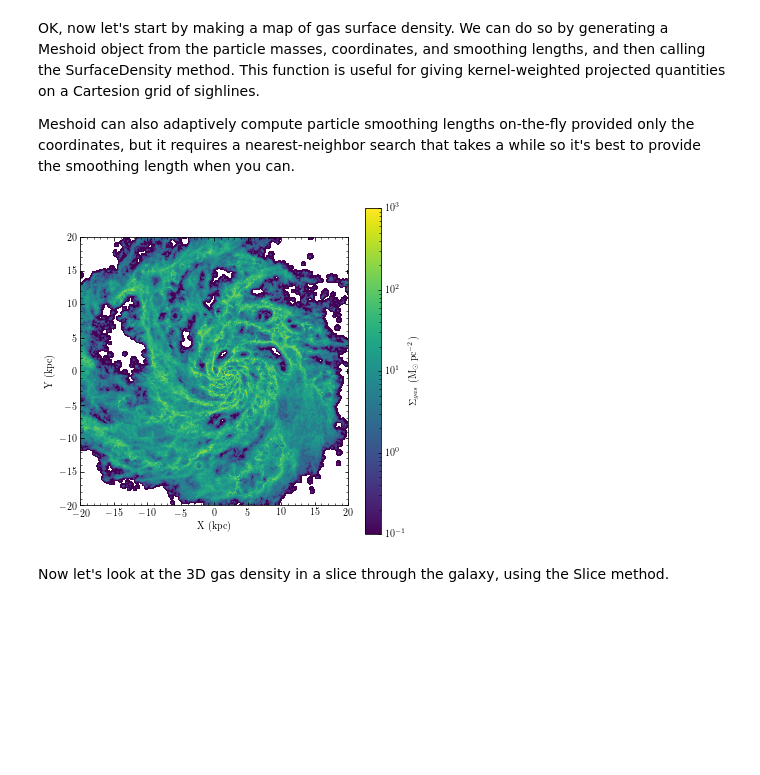
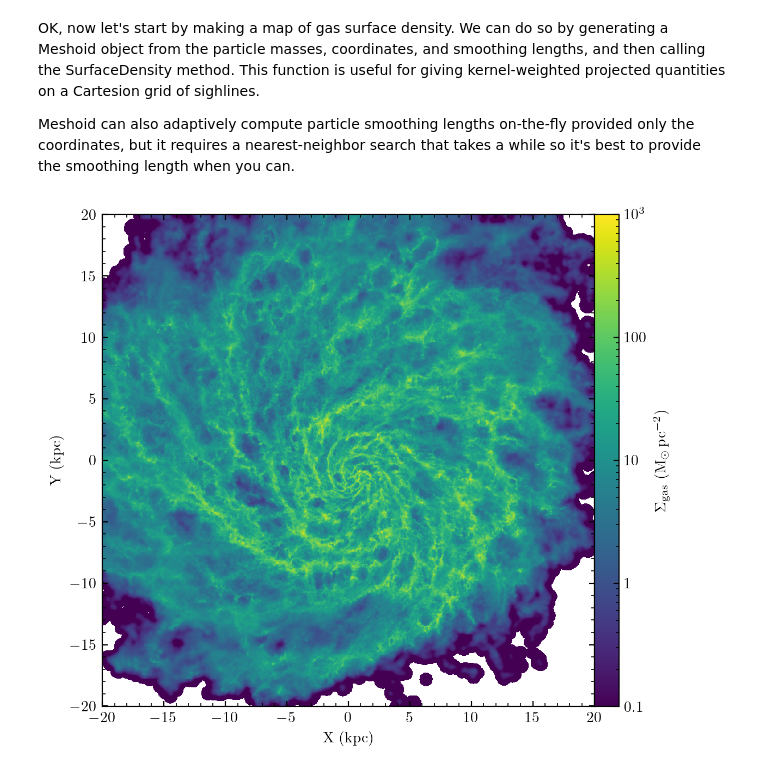
Before and after one commit to mikegrudic/meshoid, a Jupyter notebook: examples/MeshoidTest.ipynb, the cells around one changed output. Cells and saved outputs as stored; diff of their text form; code cells hidden in the pictures; blank space fills up the shorter version.

```diff
--- a/examples/MeshoidTest.ipynb
+++ b/examples/MeshoidTest.ipynb
@@ -21 +14,16 @@ for field in "Masses", "Coordinates", "SmoothingLength", "Velocities":
+# %%
+from os import system
+from os.path import isfile
+
+# download the data - feel free to use your own snapshots!
+for i in range(4):
+    if not isfile(f"./snapshot_600.{i}.hdf5"):
+        system(f"wget -r -nH --cut-dirs=6 --no-parent --reject='index.html*' -e robots=off https://users.flatironinstitute.org/~chayward/fire2_public_release/core/m12i_res7100/output/snapdir_600/snapshot_600.{i}.hdf5")
+
+rho = load_from_snapshot("Density", 0, ".", 600)
+RHO_TO_NH = 300 # convert to H number density (approx)
+density_cut = (rho*RHO_TO_NH > .01)
+pdata = {}
+fields_to_load = "Masses", "Coordinates", "SmoothingLength", "Velocities", "Density"
+pdata = {field: load_from_snapshot(field, 0, ".", 600, particle_mask=np.arange(len(rho))[density_cut]) for field in fields_to_load}
 # %% [markdown]
@@ -29,23 +31,45 @@ pos, mass, hsml, v = pos[radius_cut], pdata["Masses"][radius_cut], pdata["Smooth
+# %%
+# do centering
+pos = pdata["Coordinates"]
+center = np.median(pos,axis=0)
+pos -= center
+
+# do radius cut
+MAX_RADIUS = 40.
+radius_cut = np.sum(pos*pos,axis=1) < MAX_RADIUS * MAX_RADIUS
+pos, mass, hsml, v, rho = pos[radius_cut], pdata["Masses"][radius_cut], pdata["SmoothingLength"][radius_cut], pdata["Velocities"][radius_cut], pdata["Density"][radius_cut]
+center_new = np.average(pos,axis=0,weights=mass) # now do another re-centering
+center += center_new
+pos -= center_new
+
+# now get the principal axes - eigenvectors of the second mass moment matrix
+cov_pos = np.cov(pos.T, aweights=mass)
+w, coordinate_basis = np.linalg.eigh(cov_pos)
+coordinate_basis = coordinate_basis[:,w.argsort()[::-1]] # sort so the smallest moment axis is the last = z-axis
+pos = pos @ coordinate_basis # dot product with each basis vector to get coordinates in new basis
 # %% [markdown]
 OK, now let's start by making a map of gas surface density. We can do so by generating a Meshoid object from the particle masses, coordinates, and smoothing lengths, and then calling the SurfaceDensity method. This function is useful for giving kernel-weighted projected quantities on a Cartesion grid of sighlines.
 
 Meshoid can also adaptively compute particle smoothing lengths on-the-fly provided only the coordinates, but it requires a nearest-neighbor search that takes a while so it's best to provide the smoothing length when you can.
 # %%
 import matplotlib.colors as colors
+from mpl_toolkits.axes_grid1 import make_axes_locatable
+
 M = Meshoid(pos, mass, hsml)
 rmax = 20
-res = 800
+res = 1024
 X = Y = np.linspace(-rmax, rmax, res)
-X, Y = np.meshgrid(X, Y)
+X, Y = np.meshgrid(X, Y, indexing='ij')
 fig, ax = plt.subplots(figsize=(6,6))
 sigma_gas_msun_pc2 = M.SurfaceDensity(M.m,center=np.array([0,0,0]),size=40.,res=res)*1e4
 p = ax.pcolormesh(X, Y, sigma_gas_msun_pc2, norm=colors.LogNorm(vmin=.1,vmax=1e3))
+divider = make_axes_locatable(ax)
+cax = divider.append_axes("right", size="5%", pad=0.0)
+fig.colorbar(p,label=r"$\Sigma_{\rm gas}$ $(\rm M_\odot\,pc^{-2})$",pad=0,cax=cax)
 ax.set_aspect('equal')
-fig.colorbar(p,label=r"$\Sigma_{gas}$ $(\rm M_\odot\,pc^{-2})$")
 ax.set_xlabel("X (kpc)")
 ax.set_ylabel("Y (kpc)")
+plt.tight_layout(h_pad=1)
 plt.show()
 # %% [output]
-[figure, old version]
+[figure, new version]
-# %% [markdown]
-Now let's look at the 3D gas density in a slice through the galaxy, using the Slice method.
```
Also changed, not shown: parts of 14 cells of this notebook, 10 other files.
